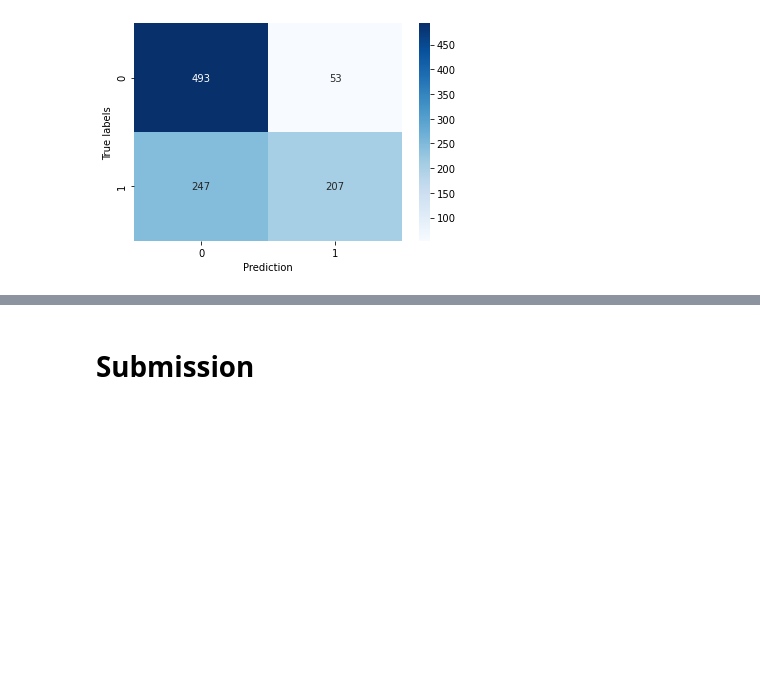
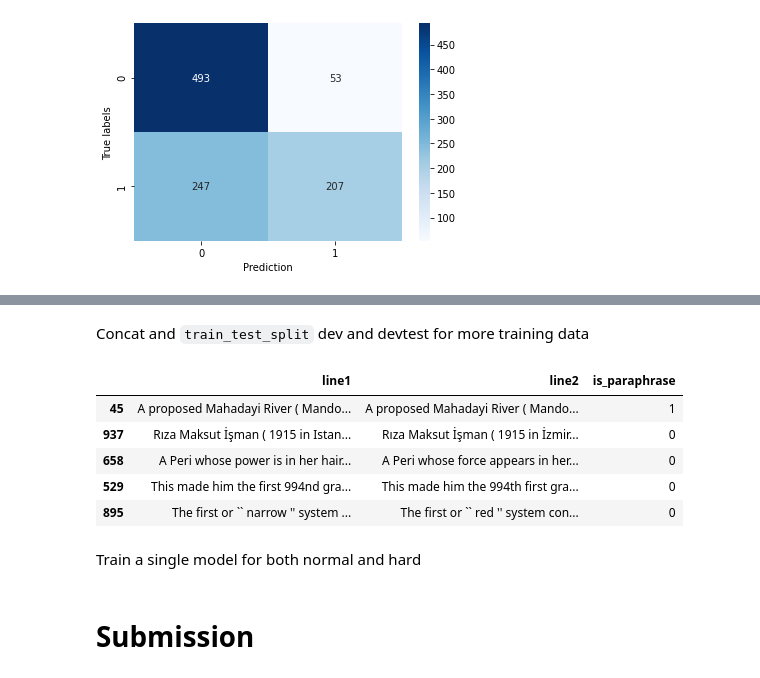
Before and after one commit to RuolinZheng08/ttic31190-natural-language-processing, a Jupyter notebook: hw4/mlp-classifier-experiemnts.ipynb, the cells around one changed output, grey strips where cells are left out. Drawn from its saved outputs; the diff is of its cells as text; code cells hidden in the pictures; blank space fills up the shorter version.

```diff
--- a/hw4/mlp-classifier-experiemnts.ipynb
+++ b/hw4/mlp-classifier-experiemnts.ipynb
@@ -174,0 +224,16 @@ Validation accuracy: 0.700000
+# %% [markdown]
+Concat and `train_test_split` dev and devtest for more training data
+# %%
+normal = pd.concat([dev, devtest])
+hard = pd.concat([dev_hard, devtest_hard])
+dev_big, devtest_small = train_test_split(normal, random_state=0)
+dev_hard_big, devtest_hard_small = train_test_split(hard, random_state=0)
+# %%
+dev_hard_big.head()
+# %% [output]
+|  | line1 | line2 | is_paraphrase |
+| 45 | A proposed Mahadayi River ( Mando... | A proposed Mahadayi River ( Mando... | 1 |
+| 937 | Rıza Maksut İşman ( 1915 in Istan... | Rıza Maksut İşman ( 1915 in İzmir... | 0 |
+| 658 | A Peri whose power is in her hair... | A Peri whose force appears in her... | 0 |
+| 529 | This made him the first 994nd gra... | This made him the 994th first gra... | 0 |
+| 895 | The first or `` narrow '' system ... | The first or `` red '' system con... | 0 |
@@ -175,3 +248,5 @@ Validation accuracy: 0.700000
+# %% [markdown]
+Train a single model for both normal and hard
 # %% [markdown]
 # Submission
 # %%
```
Also changed, not shown: parts of 11 cells of this notebook.
